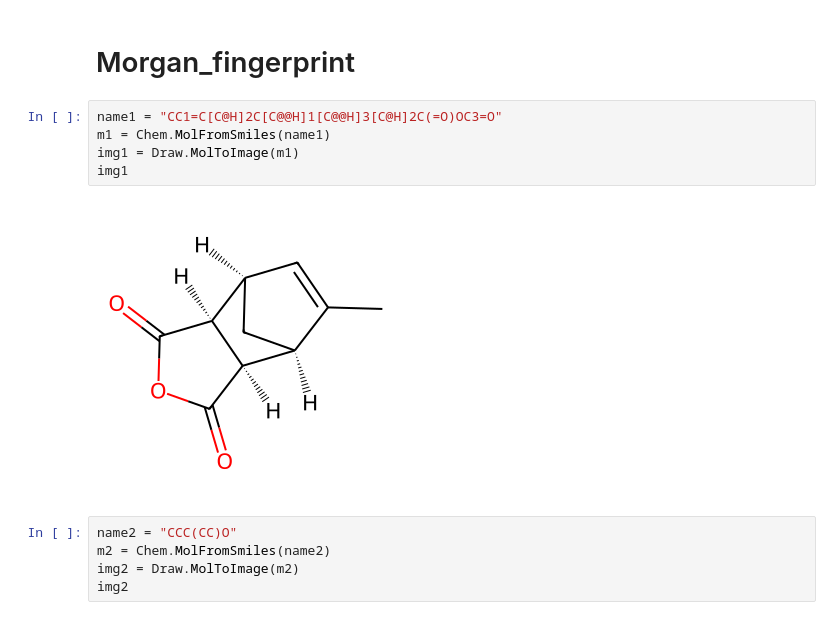
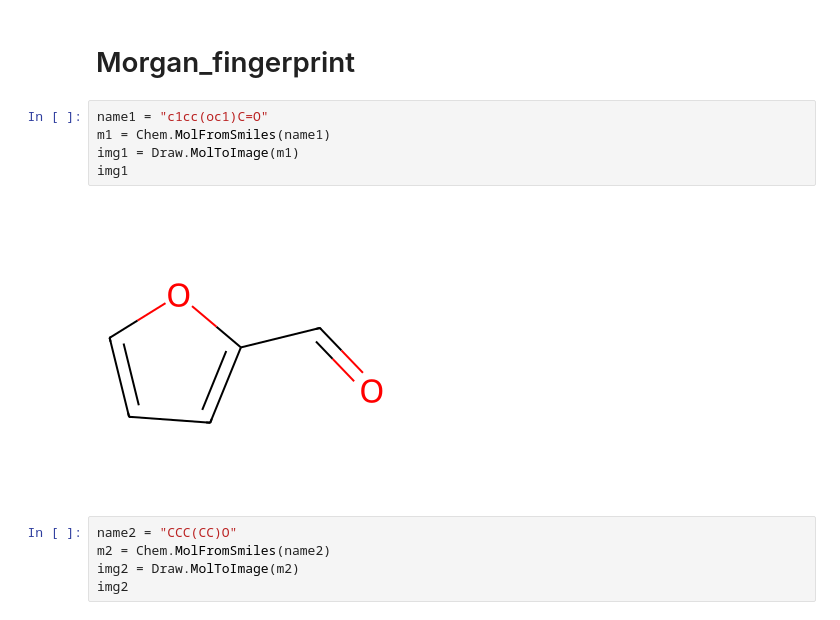
Before and after one commit to Sawahiko/SMILE_to_Feature, a Jupyter notebook: MainFile.ipynb, the cells around one changed output. Saved outputs shown, nothing was run; the diff lists cells and outputs as text.

```diff
--- a/MainFile.ipynb
+++ b/MainFile.ipynb
@@ -45,12 +45,12 @@ def renderFpBit(mol,bitIdx,bitInfo,fn):
 # %% [markdown]
 # Morgan_fingerprint
 # %%
-name1 = "CC1=C[C@H]2C[C@@H]1[C@@H]3[C@H]2C(=O)OC3=O"
+name1 = "c1cc(oc1)C=O"
 m1 = Chem.MolFromSmiles(name1)
 img1 = Draw.MolToImage(m1)
 img1
 # %% [output]
-[figure, old version]
+[figure, new version]
 # %%
 name2 = "CCC(CC)O"
 m2 = Chem.MolFromSmiles(name2)
```
Also changed, not shown: 55 other files.
